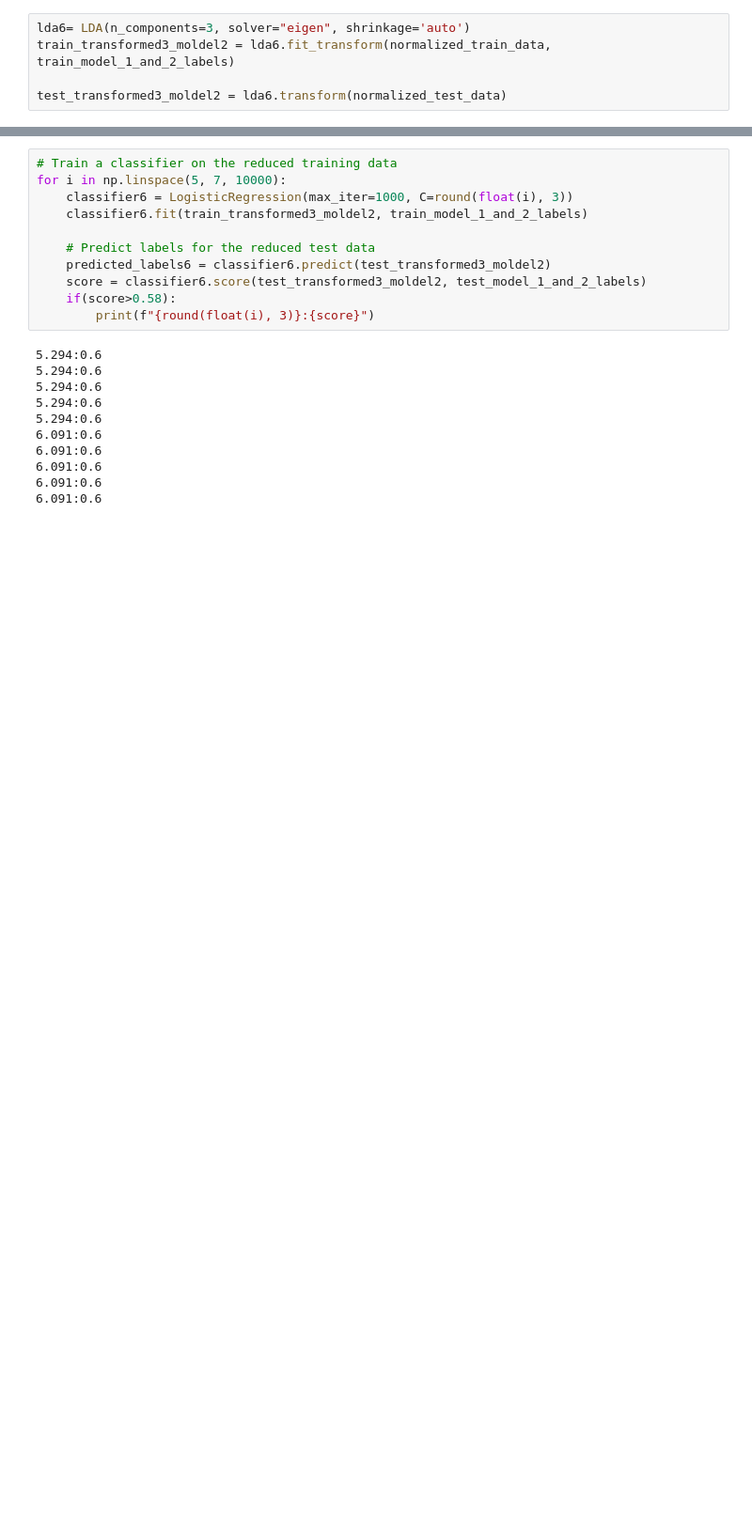
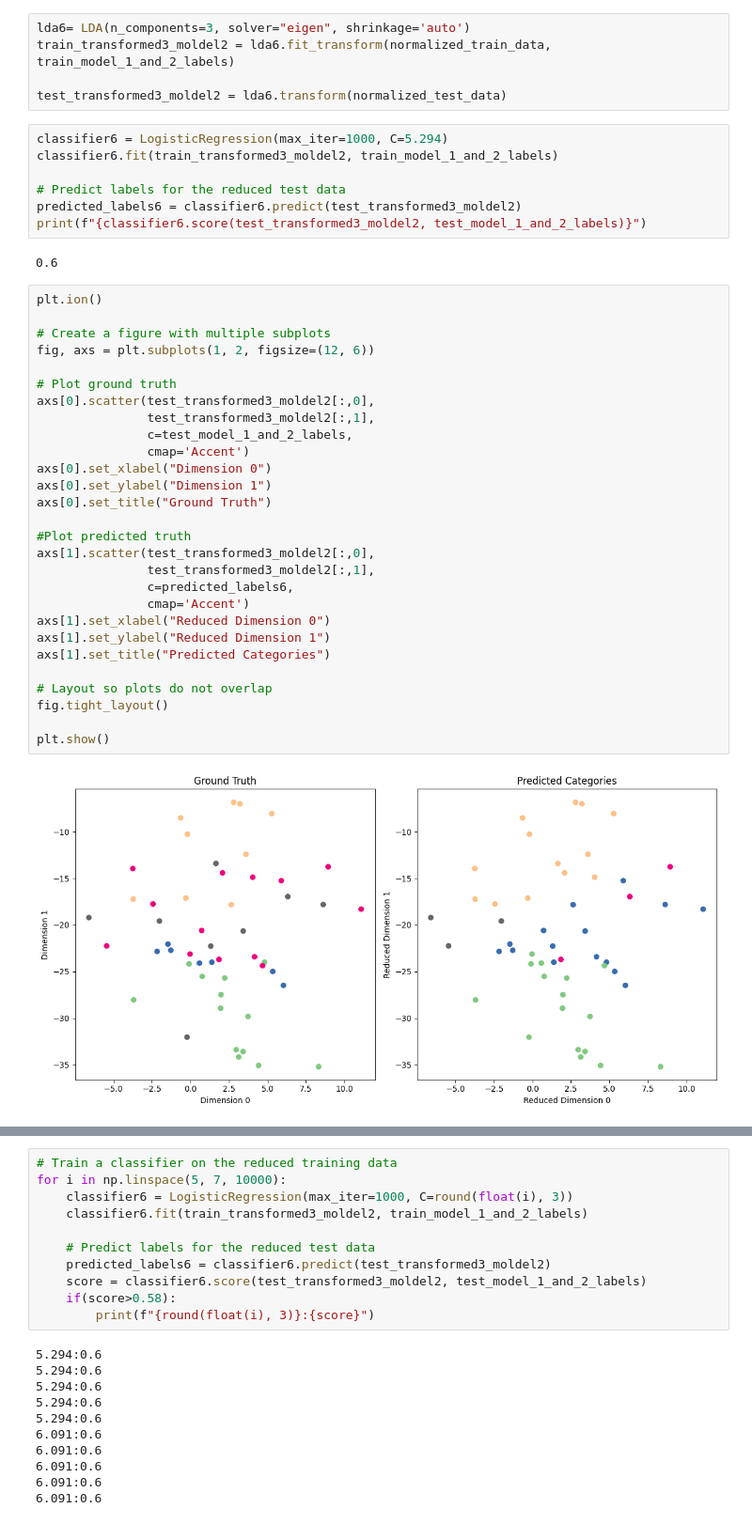
Before and after one commit to Suhaas0079/DS, a Jupyter notebook: Technicals/Python/Notebook/BDML-CW5/Assignment.ipynb, the cells around one changed output, grey strips where cells are left out. Shown: that part at 94% size. Drawn from its saved outputs; the diff is of its cells as text; blank space fills up the shorter version.

```diff
--- a/Technicals/Python/Notebook/BDML-CW5/Assignment.ipynb
+++ b/Technicals/Python/Notebook/BDML-CW5/Assignment.ipynb
@@ -472,3 +483,42 @@ lda6= LDA(n_components=3, solver="eigen", shrinkage='auto')
 train_transformed3_moldel2 = lda6.fit_transform(normalized_train_data, train_model_1_and_2_labels)
 
 test_transformed3_moldel2 = lda6.transform(normalized_test_data)
+# %%
+classifier6 = LogisticRegression(max_iter=1000, C=5.294)
+classifier6.fit(train_transformed3_moldel2, train_model_1_and_2_labels)
+
+# Predict labels for the reduced test data
+predicted_labels6 = classifier6.predict(test_transformed3_moldel2)
+print(f"{classifier6.score(test_transformed3_moldel2, test_model_1_and_2_labels)}")
+# %% [output]
+0.6
+# %%
+plt.ion()
+
+# Create a figure with multiple subplots
+fig, axs = plt.subplots(1, 2, figsize=(12, 6))
+
+# Plot ground truth
+axs[0].scatter(test_transformed3_moldel2[:,0],
+               test_transformed3_moldel2[:,1],
+               c=test_model_1_and_2_labels,
+               cmap='Accent')
+axs[0].set_xlabel("Dimension 0")
+axs[0].set_ylabel("Dimension 1")
+axs[0].set_title("Ground Truth")
+
+#Plot predicted truth
+axs[1].scatter(test_transformed3_moldel2[:,0],
+               test_transformed3_moldel2[:,1],
+               c=predicted_labels6,
+               cmap='Accent')
+axs[1].set_xlabel("Reduced Dimension 0")
+axs[1].set_ylabel("Reduced Dimension 1")
+axs[1].set_title("Predicted Categories")
+
+# Layout so plots do not overlap
+fig.tight_layout()
+
+plt.show()
+# %% [output]
+[figure, added]
```
Also changed, not shown: parts of 33 cells of this notebook.
